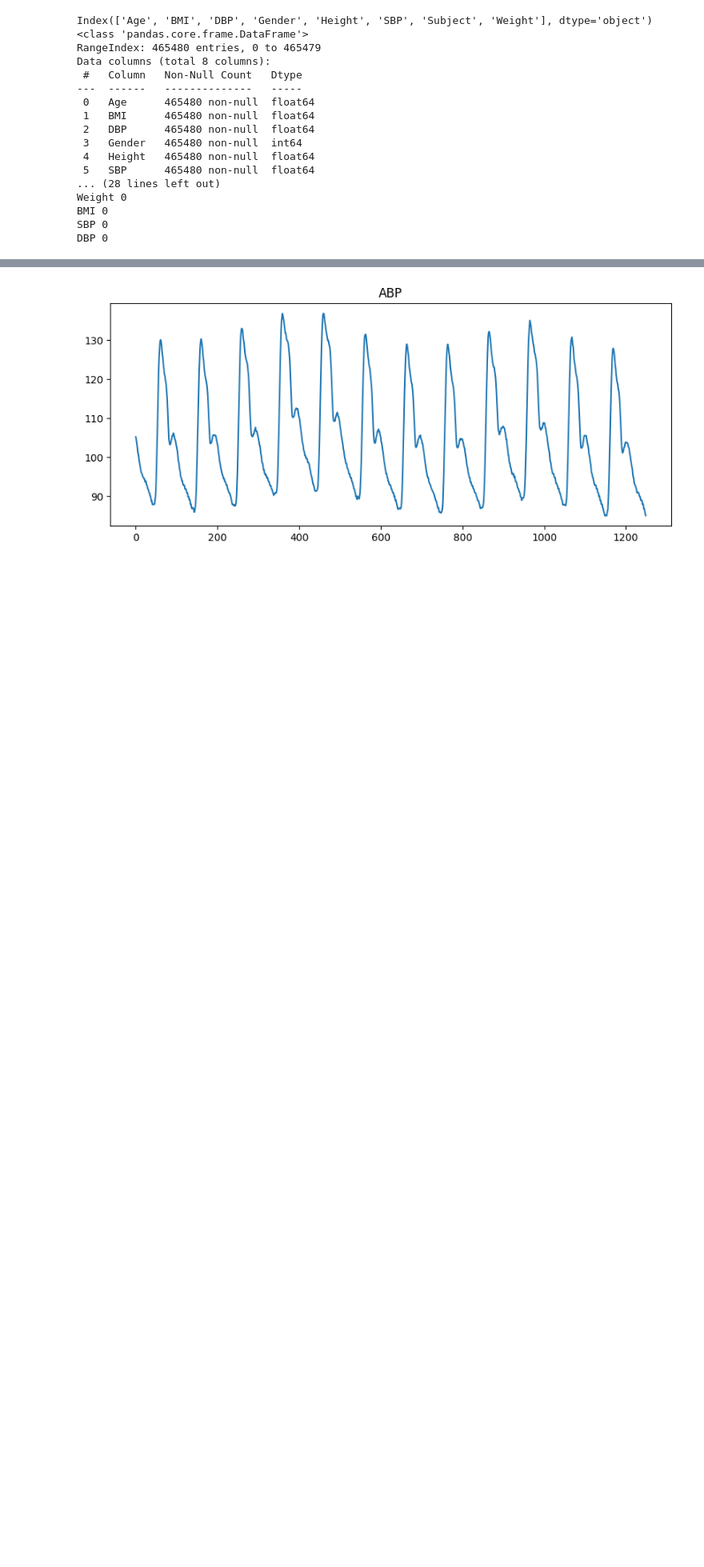
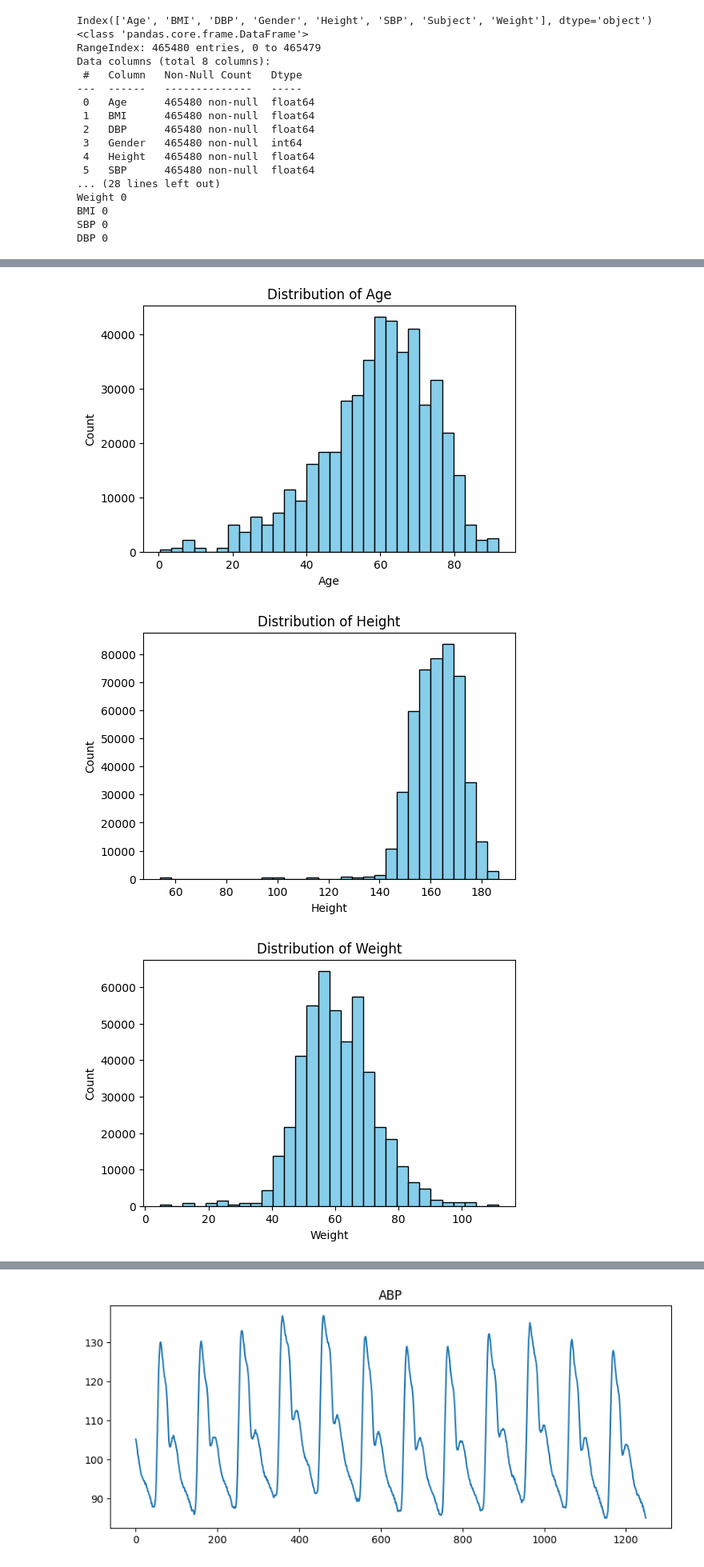
Before and after one commit to yiheng870106/Mathematics-of-Data-Science-Project-4-yiheng, a Jupyter notebook: project4.ipynb, the cells around one changed output, grey strips where cells are left out. Shown: that part at 80% size. Cells and saved outputs as stored; diff of their text form; code cells hidden in the pictures; blank space fills up the shorter version.

```diff
--- a/project4.ipynb
+++ b/project4.ipynb
@@ -210,0 +228,16 @@ DBP 0
+# %%
+import matplotlib.pyplot as plt
+
+features = ['Age', 'Height', 'Weight', 'BMI', 'SBP', 'DBP']
+
+for f in features:
+    plt.figure(figsize=(6,4))
+    plt.hist(df_Train[f], bins=30, color='skyblue', edgecolor='black')
+    plt.title(f'Distribution of {f}')
+    plt.xlabel(f)
+    plt.ylabel('Count')
+    plt.show()
+# %% [output]
+[figure, added]
+[figure, added]
+[figure, added]
```
Also changed, not shown: parts of 3 cells of this notebook.
